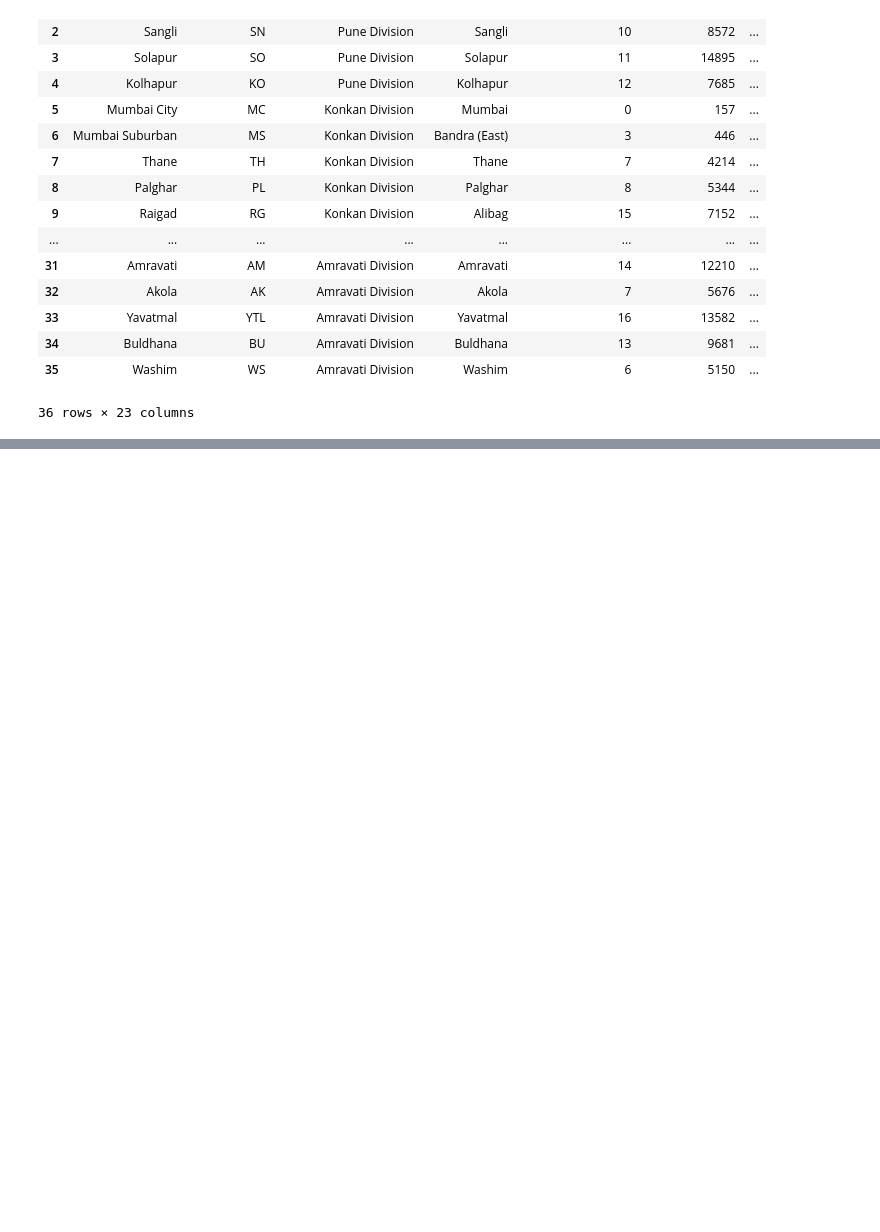
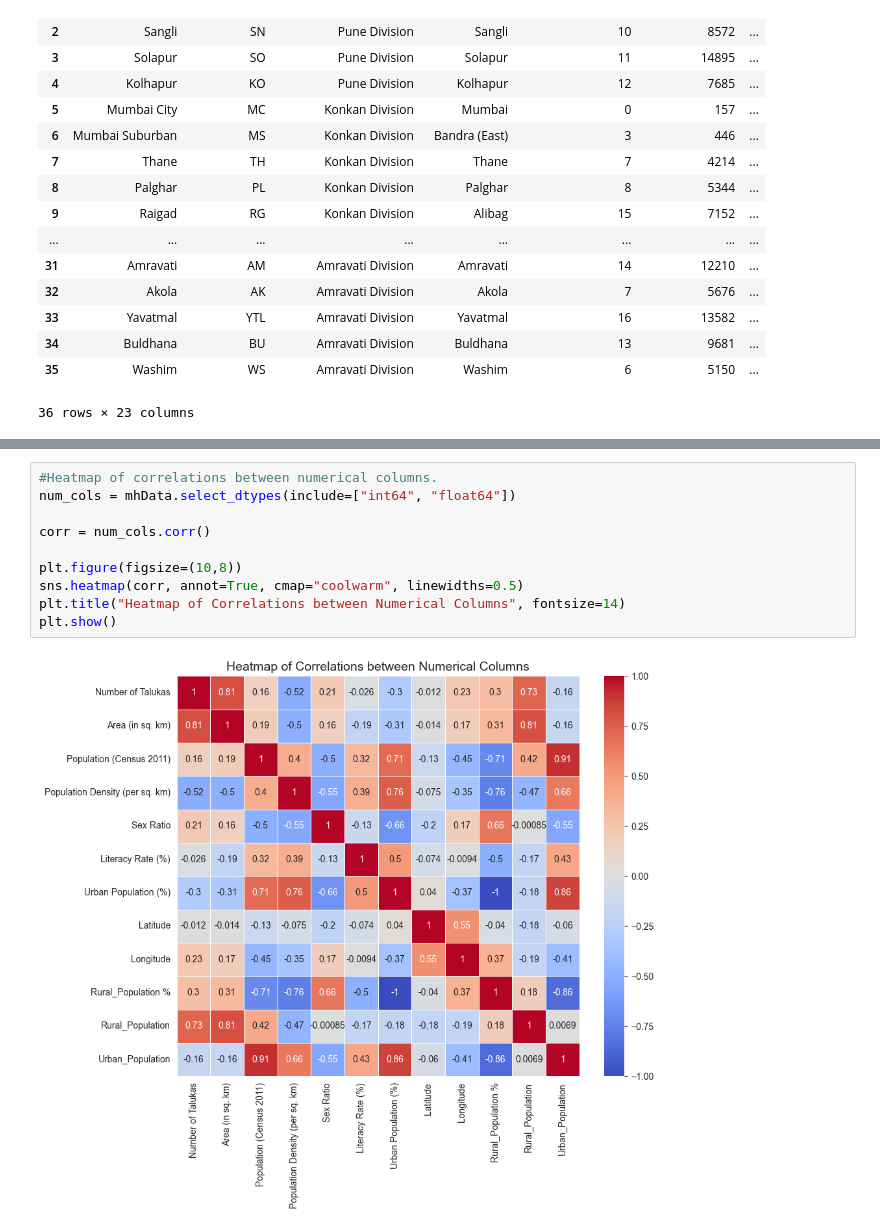
Before and after one commit to mothgharenimish/Maharashtra-Data-Project, a Jupyter notebook: mah.ipynb, the cells around one changed output, grey strips where cells are left out. Saved outputs shown, nothing was run; the diff lists cells and outputs as text; blank space fills up the shorter version.

```diff
--- a/mah.ipynb
+++ b/mah.ipynb
@@ -304,0 +357,12 @@ mhData
+# %%
+#Heatmap of correlations between numerical columns.
+num_cols = mhData.select_dtypes(include=["int64", "float64"])
+
+corr = num_cols.corr()
+
+plt.figure(figsize=(10,8))
+sns.heatmap(corr, annot=True, cmap="coolwarm", linewidths=0.5)
+plt.title("Heatmap of Correlations between Numerical Columns", fontsize=14)
+plt.show()
+# %% [output]
+[figure, added]
```
Also changed, not shown: parts of 7 cells of this notebook.
